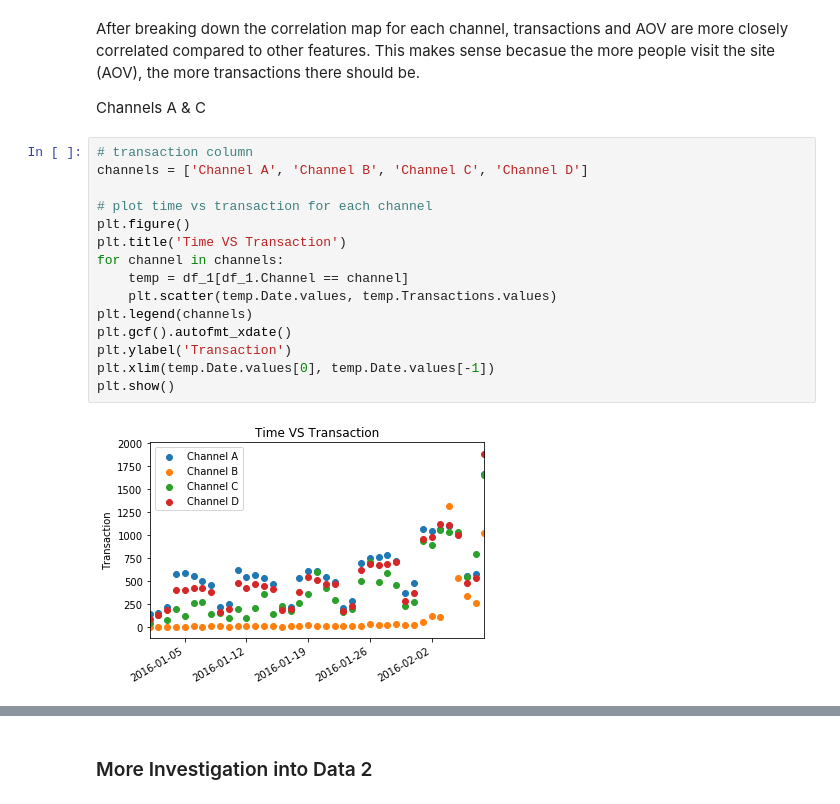
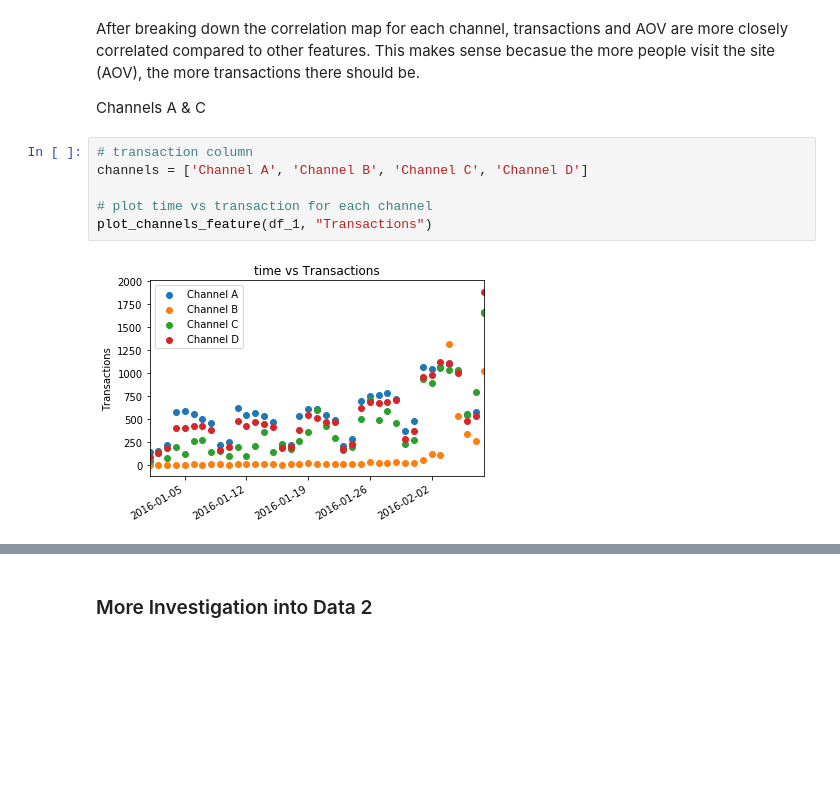
Before and after one commit to swong28/Interview-Assessments, a Jupyter notebook: Company1/Assessment Questions for an Interview.ipynb, the cells around one changed output, grey strips where cells are left out. Drawn from its saved outputs; the diff is of its cells as text; blank space fills up the shorter version.

Commit message:
Created functions to plot graphs
Created functions to plot graphs

```diff
--- a/Company1/Assessment Questions for an Interview.ipynb
+++ b/Company1/Assessment Questions for an Interview.ipynb
@@ -294,17 +333,8 @@ Channels A & C
 # %%
 # transaction column
 channels = ['Channel A', 'Channel B', 'Channel C', 'Channel D']
 
 # plot time vs transaction for each channel
-plt.figure()
-plt.title('Time VS Transaction')
-for channel in channels:
-    temp = df_1[df_1.Channel == channel]
-    plt.scatter(temp.Date.values, temp.Transactions.values)
-plt.legend(channels)
-plt.gcf().autofmt_xdate()
-plt.ylabel('Transaction')
-plt.xlim(temp.Date.values[0], temp.Date.values[-1])
-plt.show()
+plot_channels_feature(df_1, "Transactions")
 # %% [output]
-[figure, old version]
+[figure, new version]
```
Also changed, not shown: parts of 25 cells of this notebook.
